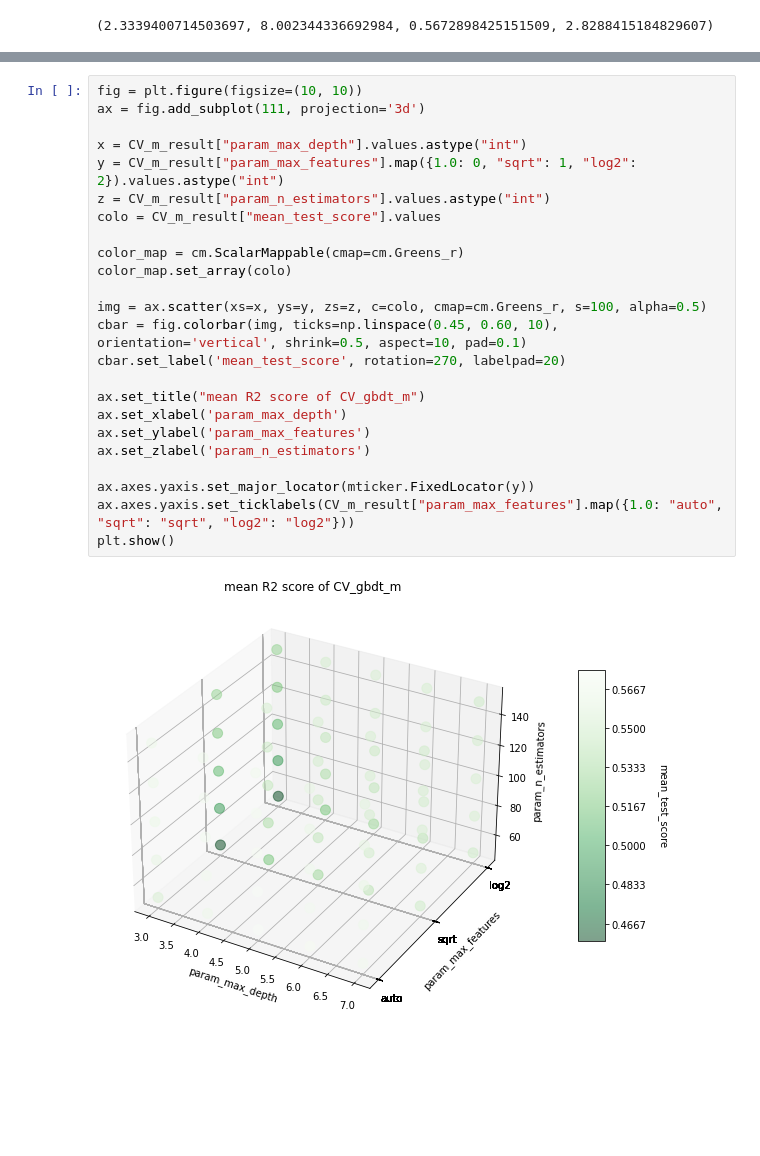
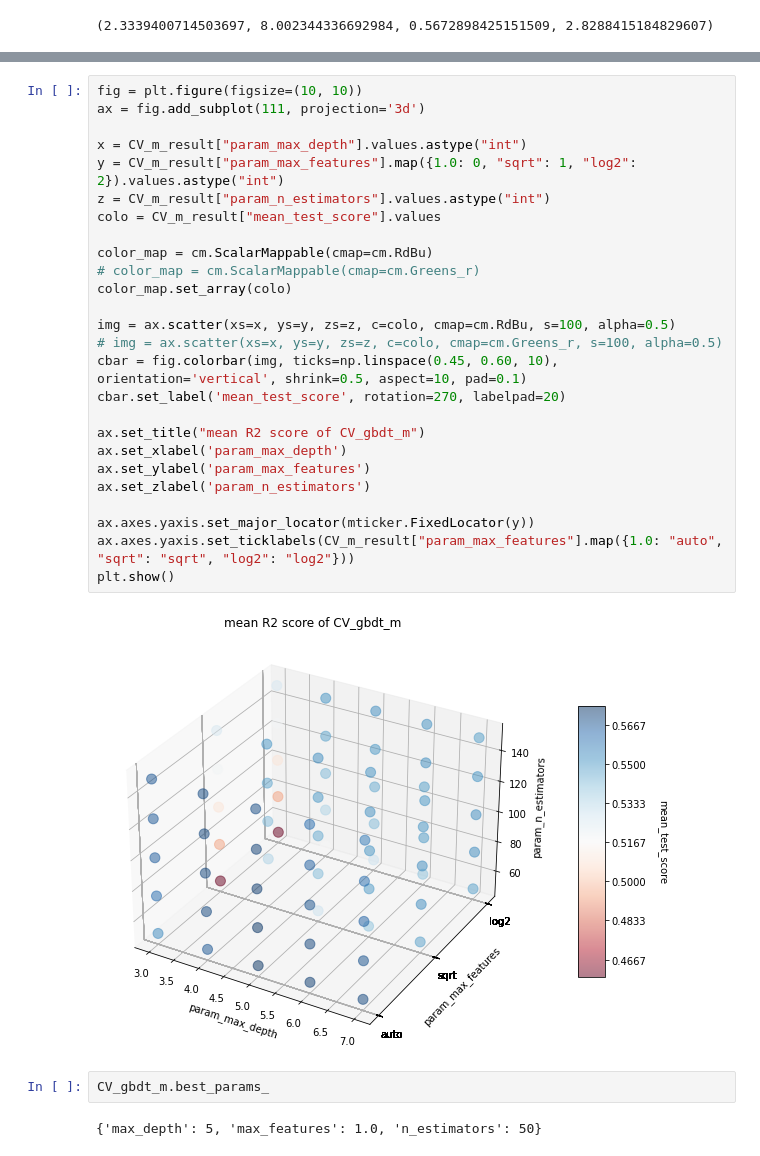
Before and after one commit to multi-order-planning-RBH/predictor, a Jupyter notebook: rbh_foodprep.ipynb, the cells around one changed output, grey strips where cells are left out. Drawn from its saved outputs; the diff is of its cells as text; blank space fills up the shorter version.

```diff
--- a/rbh_foodprep.ipynb
+++ b/rbh_foodprep.ipynb
@@ -551,26 +698,32 @@ MAE, MSE, R2, RMSE
 # %%
 fig = plt.figure(figsize=(10, 10))
 ax = fig.add_subplot(111, projection='3d')
 
 x = CV_m_result["param_max_depth"].values.astype("int")
 y = CV_m_result["param_max_features"].map({1.0: 0, "sqrt": 1, "log2": 2}).values.astype("int")
 z = CV_m_result["param_n_estimators"].values.astype("int")
 colo = CV_m_result["mean_test_score"].values
 
-color_map = cm.ScalarMappable(cmap=cm.Greens_r)
+color_map = cm.ScalarMappable(cmap=cm.RdBu)
+# color_map = cm.ScalarMappable(cmap=cm.Greens_r)
 color_map.set_array(colo)
 
-img = ax.scatter(xs=x, ys=y, zs=z, c=colo, cmap=cm.Greens_r, s=100, alpha=0.5)
+img = ax.scatter(xs=x, ys=y, zs=z, c=colo, cmap=cm.RdBu, s=100, alpha=0.5)
+# img = ax.scatter(xs=x, ys=y, zs=z, c=colo, cmap=cm.Greens_r, s=100, alpha=0.5)
 cbar = fig.colorbar(img, ticks=np.linspace(0.45, 0.60, 10), orientation='vertical', shrink=0.5, aspect=10, pad=0.1)
 cbar.set_label('mean_test_score', rotation=270, labelpad=20)
 
 ax.set_title("mean R2 score of CV_gbdt_m")
 ax.set_xlabel('param_max_depth')
 ax.set_ylabel('param_max_features')
 ax.set_zlabel('param_n_estimators')
 
 ax.axes.yaxis.set_major_locator(mticker.FixedLocator(y))
 ax.axes.yaxis.set_ticklabels(CV_m_result["param_max_features"].map({1.0: "auto", "sqrt": "sqrt", "log2": "log2"}))
 plt.show()
 # %% [output]
-[figure, old version]
+[figure, new version]
+# %%
+CV_gbdt_m.best_params_
+# %% [output]
+{'max_depth': 5, 'max_features': 1.0, 'n_estimators': 50}
```
Also changed, not shown: parts of 20 cells of this notebook, 8 other files.
